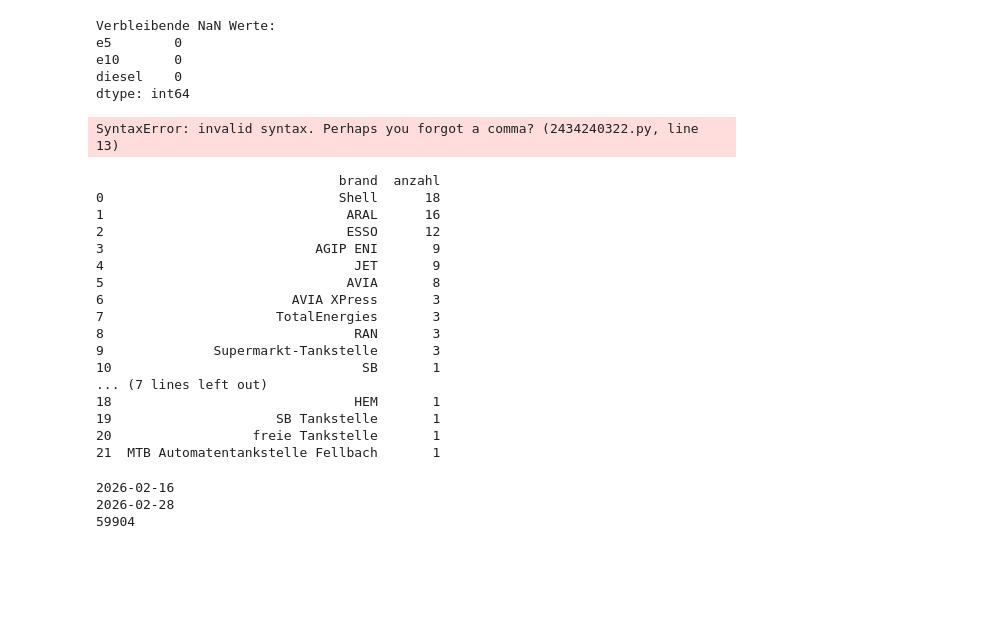
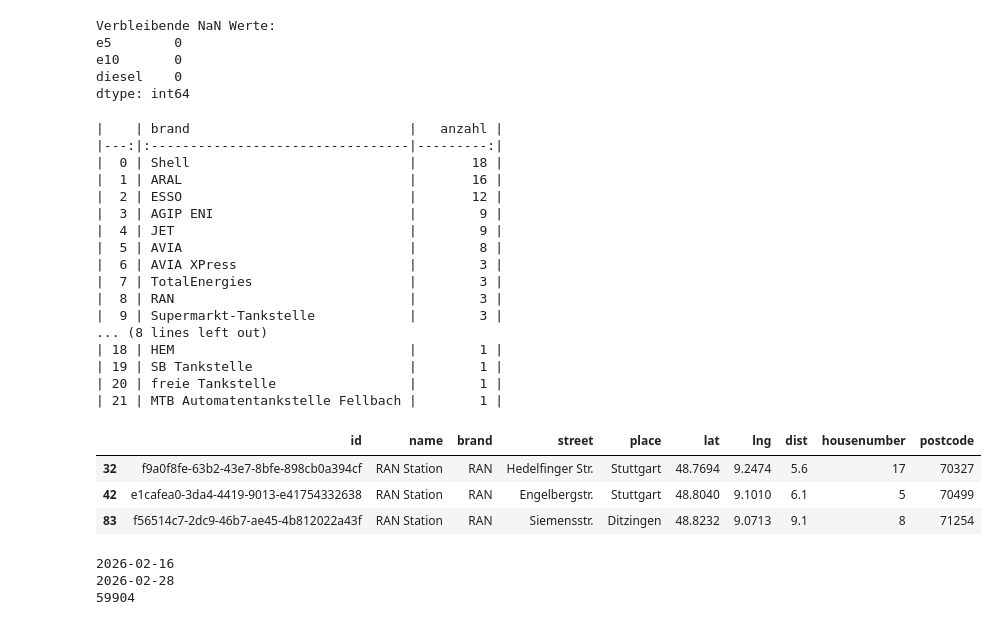
Before and after one commit to patrickpetre823/gasstation-price-analysis, a Jupyter notebook: exploration.ipynb, the cells around one changed output. Cells and saved outputs as stored; diff of their text form; code cells hidden in the pictures; blank space fills up the shorter version.

```diff
--- a/exploration.ipynb
+++ b/exploration.ipynb
@@ -277,7 +309,7 @@ fig.write_html("assets/karte.html")
 #fig.write_image("assets/karte.jpg", scale=1, width=1920, height=1920)
 # %%
 # Durchschnittspreis pro Messpunkt (retrieval_date + retrieval_time)
-df_avg = df.groupby('retrieval_date')[['diesel', 'e5', 'e10']].mean().reset_index()
+df_avg = df_filled.groupby('retrieval_date')[['diesel', 'e5', 'e10']].mean().reset_index()
 
 import plotly.graph_objects as go
 
@@ -288,7 +320,7 @@ fig.add_trace(go.Scatter(x=df_avg['retrieval_date'], y=df_avg['e5'], name='E5',
 fig.add_trace(go.Scatter(x=df_avg['retrieval_date'], y=df_avg['e10'], name='E10', mode='lines'))
 
 fig.update_layout(
-    title='Durchschnittlicher Spritpreis im Raum Stuttgart',mts diesel
+    title='Durchschnittlicher Spritpreis im Raum Stuttgart',
     xaxis_title='Datum',
     yaxis_title='Preis (€)',
     hovermode='x unified'
@@ -313,12 +345,12 @@ fig.show()
 
 # Preisverlauf speichern
 fig.write_image("assets/preisverlauf.png", width=1668, height=450)
-# %% [output]
-SyntaxError: invalid syntax. Perhaps you forgot a comma? (2434240322.py, line 13)
 # %%
-brand_counts = df_stations['brand'].value_counts().reset_index()
+brand_counts = df_tankstellen['brand'].value_counts().reset_index()
 brand_counts.columns = ['brand', 'anzahl']
-print(brand_counts)
+
+print(brand_counts.to_markdown())
+
 
 fig = px.bar(
     brand_counts,
@@ -333,23 +365,30 @@ fig.update_layout(xaxis_tickangle=45)
 
 fig.write_image("assets/brand_counts.png", width=1668, height=450)
 # %% [output]
-                               brand  anzahl
-0                              Shell      18
-1                               ARAL      16
-2                               ESSO      12
-3                           AGIP ENI       9
-4                                JET       9
-5                               AVIA       8
-6                        AVIA XPress       3
-7                      TotalEnergies       3
-8                                RAN       3
-9              Supermarkt-Tankstelle       3
-10                                SB       1
-... (7 lines left out)
-18                               HEM       1
-19                     SB Tankstelle       1
-20                  freie Tankstelle       1
-21  MTB Automatentankstelle Fellbach       1
+|    | brand                            |   anzahl |
+|---:|:---------------------------------|---------:|
+|  0 | Shell                            |       18 |
+|  1 | ARAL                             |       16 |
+|  2 | ESSO                             |       12 |
+|  3 | AGIP ENI                         |        9 |
+|  4 | JET                              |        9 |
+|  5 | AVIA                             |        8 |
+|  6 | AVIA XPress                      |        3 |
+|  7 | TotalEnergies                    |        3 |
+|  8 | RAN                              |        3 |
+|  9 | Supermarkt-Tankstelle            |        3 |
+... (8 lines left out)
+| 18 | HEM                              |        1 |
+| 19 | SB Tankstelle                    |        1 |
+| 20 | freie Tankstelle                 |        1 |
+| 21 | MTB Automatentankstelle Fellbach |        1 |
+# %%
+df_tankstellen[df_tankstellen["brand"]== "RAN"]
+# %% [output]
+|  | id | name | brand | street | place | lat | lng | dist | housenumber | postcode |
+| 32 | f9a0f8fe-63b2-43e7-8bfe-898cb0a394cf | RAN Station | RAN | Hedelfinger Str. | Stuttgart | 48.7694 | 9.2474 | 5.6 | 17 | 70327 |
+| 42 | e1cafea0-3da4-4419-9013-e41754332638 | RAN Station | RAN | Engelbergstr. | Stuttgart | 48.8040 | 9.1010 | 6.1 | 5 | 70499 |
+| 83 | f56514c7-2dc9-46b7-ae45-4b812022a43f | RAN Station | RAN | Siemensstr. | Ditzingen | 48.8232 | 9.0713 | 9.1 | 8 | 71254 |
 # %%
 from datetime import date
 
```
Also changed, not shown: parts of 2 cells of this notebook, 1 other file.
